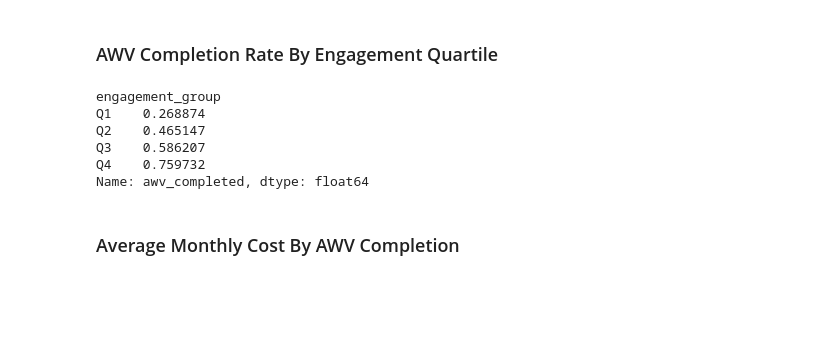
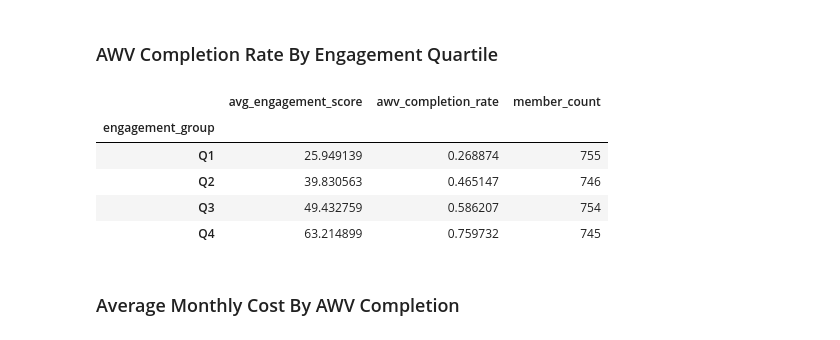
Before and after one commit to doyounghi/Healthcare-data-analysis, a Jupyter notebook: 01_mock_member_health_analysis/notebooks/01_eda.ipynb, the cells around one changed output. Cells and saved outputs as stored; diff of their text form; code cells hidden in the pictures; blank space fills up the shorter version.

```diff
--- a/01_mock_member_health_analysis/notebooks/01_eda.ipynb
+++ b/01_mock_member_health_analysis/notebooks/01_eda.ipynb
@@ -305,15 +328,26 @@ Name: awv_completed, dtype: float64>
 # %% [markdown]
 ### AWV Completion Rate By Engagement Quartile
 # %%
-df["engagement_group"] = pd.qcut(df["engagement_score"], q=4, labels=["Q1", "Q2", "Q3", "Q4"])
-df.groupby("engagement_group")["awv_completed"].mean().sort_values()
+df['engagement_group'] = pd.qcut(
+    df["engagement_score"],
+    q=4,
+    labels = ["Q1", "Q2", "Q3", "Q4"]
+)
+
+engagement_awv_summary = df.groupby("engagement_group", observed=True).agg(
+    avg_engagement_score=("engagement_score", "mean"),  # Average engagement score in each quartile
+    awv_completion_rate=("awv_completed", "mean"),  # AWV completion rate in each quartile
+    member_count=("member_id", "count")  # Number of members in each quartile
+)
+
+engagement_awv_summary  # Display engagement and AWV relationship
 # %% [output]
-engagement_group
-Q1    0.268874
-Q2    0.465147
-Q3    0.586207
-Q4    0.759732
-Name: awv_completed, dtype: float64
+|  | avg_engagement_score | awv_completion_rate | member_count |
+| engagement_group |  |  |  |
+| Q1 | 25.949139 | 0.268874 | 755 |
+| Q2 | 39.830563 | 0.465147 | 746 |
+| Q3 | 49.432759 | 0.586207 | 754 |
+| Q4 | 63.214899 | 0.759732 | 745 |
 # %% [markdown]
 ### Average Monthly Cost By AWV Completion
 # %%
```
Also changed, not shown: parts of 21 cells of this notebook, 3 other files.
